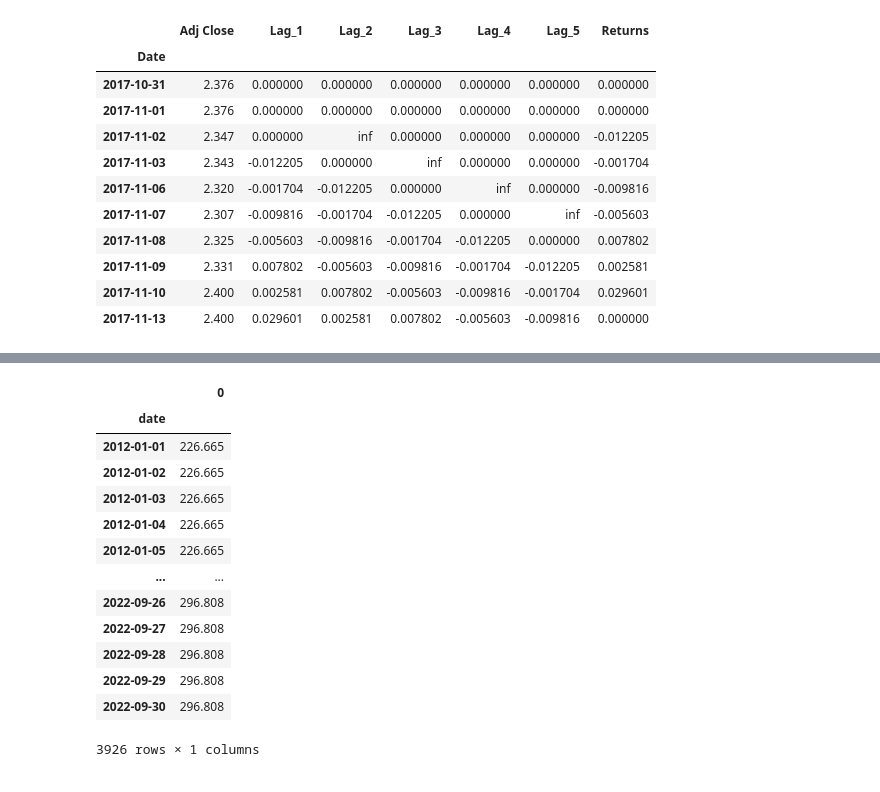
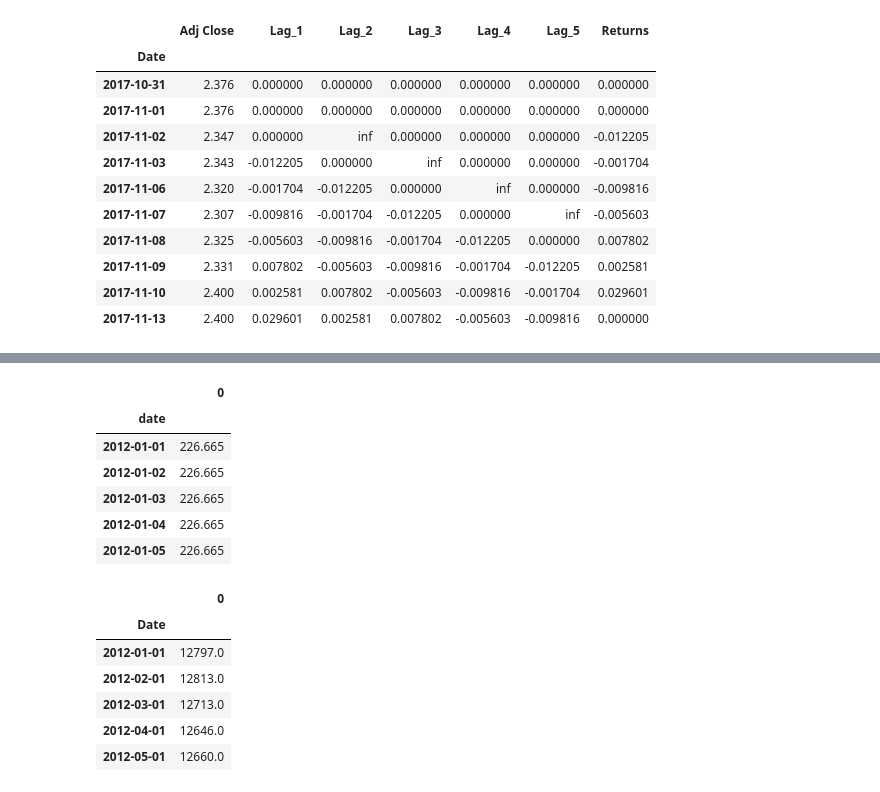
Before and after one commit to Mun-Min/Project_Two, a Jupyter notebook: ML Model Notebooks/treasury_10_year_cpi_LR_model.ipynb, the cells around one changed output, grey strips where cells are left out. Drawn from its saved outputs; the diff is of its cells as text; code cells hidden in the pictures.

```diff
--- a/ML Model Notebooks/treasury_10_year_cpi_LR_model.ipynb
+++ b/ML Model Notebooks/treasury_10_year_cpi_LR_model.ipynb
@@ -147,7 +154,7 @@ dates = pd.date_range(start_date, end_date, freq='D')
 dates.name = 'date'
 cpi_data = cpi_data.reindex(dates, method='ffill')
 
-cpi_data
+cpi_data.head()
 # %% [output]
 |  | 0 |
 | date |  |
@@ -156,10 +163,25 @@ cpi_data
 | 2012-01-03 | 226.665 |
 | 2012-01-04 | 226.665 |
 | 2012-01-05 | 226.665 |
-| ... | ... |
-| 2022-09-26 | 296.808 |
-| 2022-09-27 | 296.808 |
-| 2022-09-28 | 296.808 |
-| 2022-09-29 | 296.808 |
-| 2022-09-30 | 296.808 |
-3926 rows × 1 columns
+# %%
+unemployment_data = pd.read_csv(Path("../Resources/Unemployment_in_thousands_2012_2022.csv"), index_col='Year')
+
+unemployment_data = unemployment_data.iloc[:,0:12].stack().reset_index(level = 1)
+
+unemployment_data['Date'] = (unemployment_data.index.astype(str)) + "-" + (unemployment_data['level_1'])
+
+unemployment_data['Date'] = pd.to_datetime(unemployment_data['Date'])
+
+unemployment_data = unemployment_data.set_index('Date')
+
+unemployment_data = unemployment_data.drop(columns=['level_1'])
+
+unemployment_data.head()
+# %% [output]
+|  | 0 |
+| Date |  |
+| 2012-01-01 | 12797.0 |
+| 2012-02-01 | 12813.0 |
+| 2012-03-01 | 12713.0 |
+| 2012-04-01 | 12646.0 |
+| 2012-05-01 | 12660.0 |
```
Also changed, not shown: parts of 7 cells of this notebook, 2 other files.
